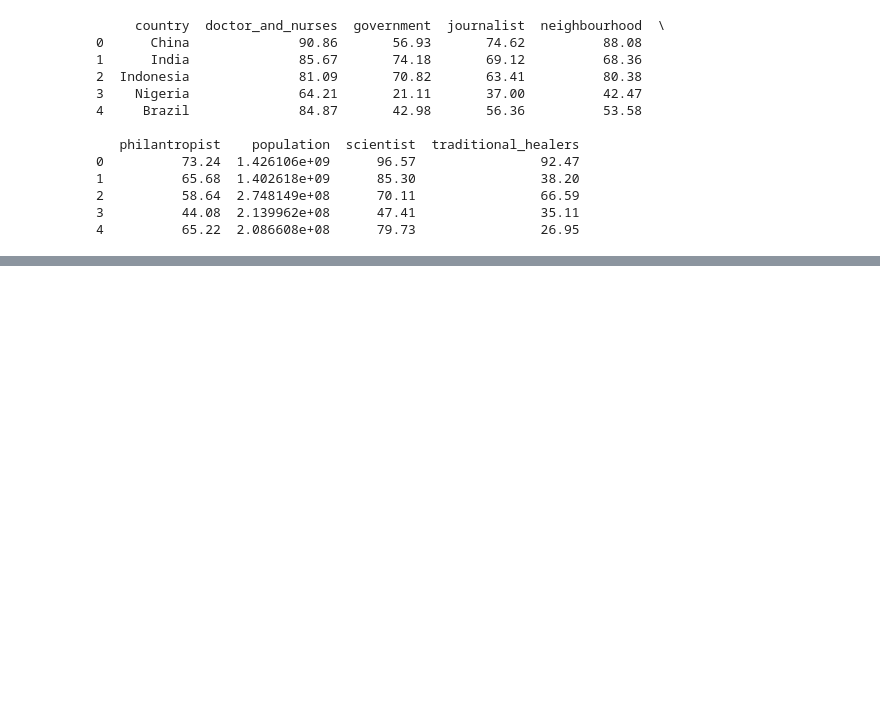
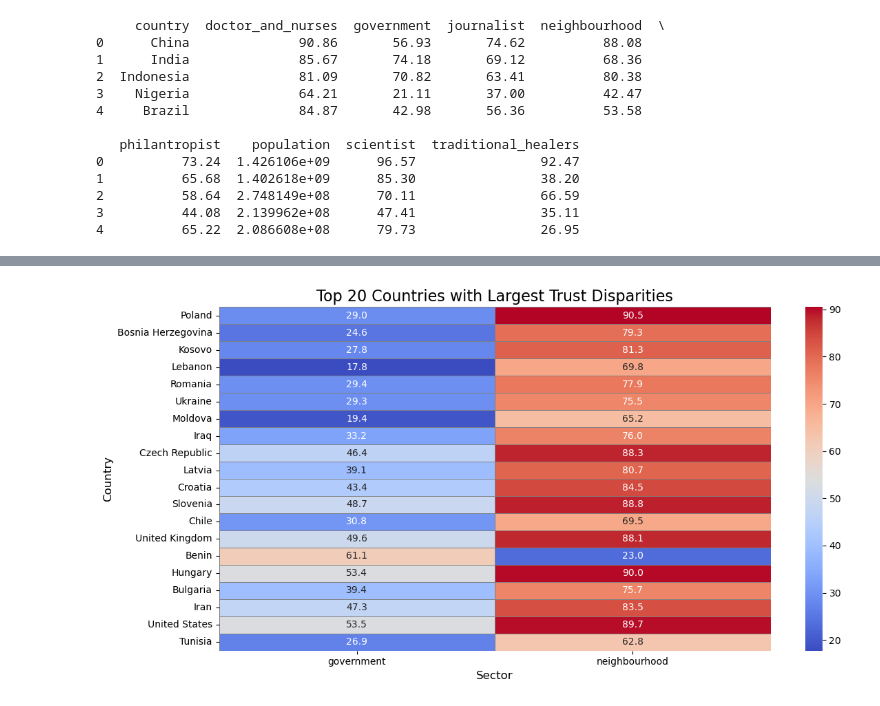
Before and after one commit to ethanshipman/Project-3-Group-3, a Jupyter notebook: Jupyter_Files/Ethan_S.ipynb, the cells around one changed output, grey strips where cells are left out. Drawn from its saved outputs; the diff is of its cells as text; code cells hidden in the pictures; blank space fills up the shorter version.

```diff
--- a/Jupyter_Files/Ethan_S.ipynb
+++ b/Jupyter_Files/Ethan_S.ipynb
@@ -96,0 +126,24 @@ plt.show()
+# %%
+# trying a heatmap
+top_disparities = data.nlargest(20, 'gov_neigh_disparity')
+
+
+heatmap_data = top_disparities.set_index('country')[['government', 'neighbourhood']]
+
+# plotting heatmap
+plt.figure(figsize=(12, 6))  # Adjust dimensions
+sns.heatmap(
+    heatmap_data,
+    annot=True,
+    fmt=".1f",
+    cmap="coolwarm",
+    linewidths=0.5,
+    linecolor="gray"
+)
+plt.title("Top 20 Countries with Largest Trust Disparities", fontsize=16)
+plt.xlabel("Sector", fontsize=12)
+plt.ylabel("Country", fontsize=12)
+plt.tight_layout()
+plt.show()
+# %% [output]
+[figure, added]
```
Also changed, not shown: parts of 7 cells of this notebook.
